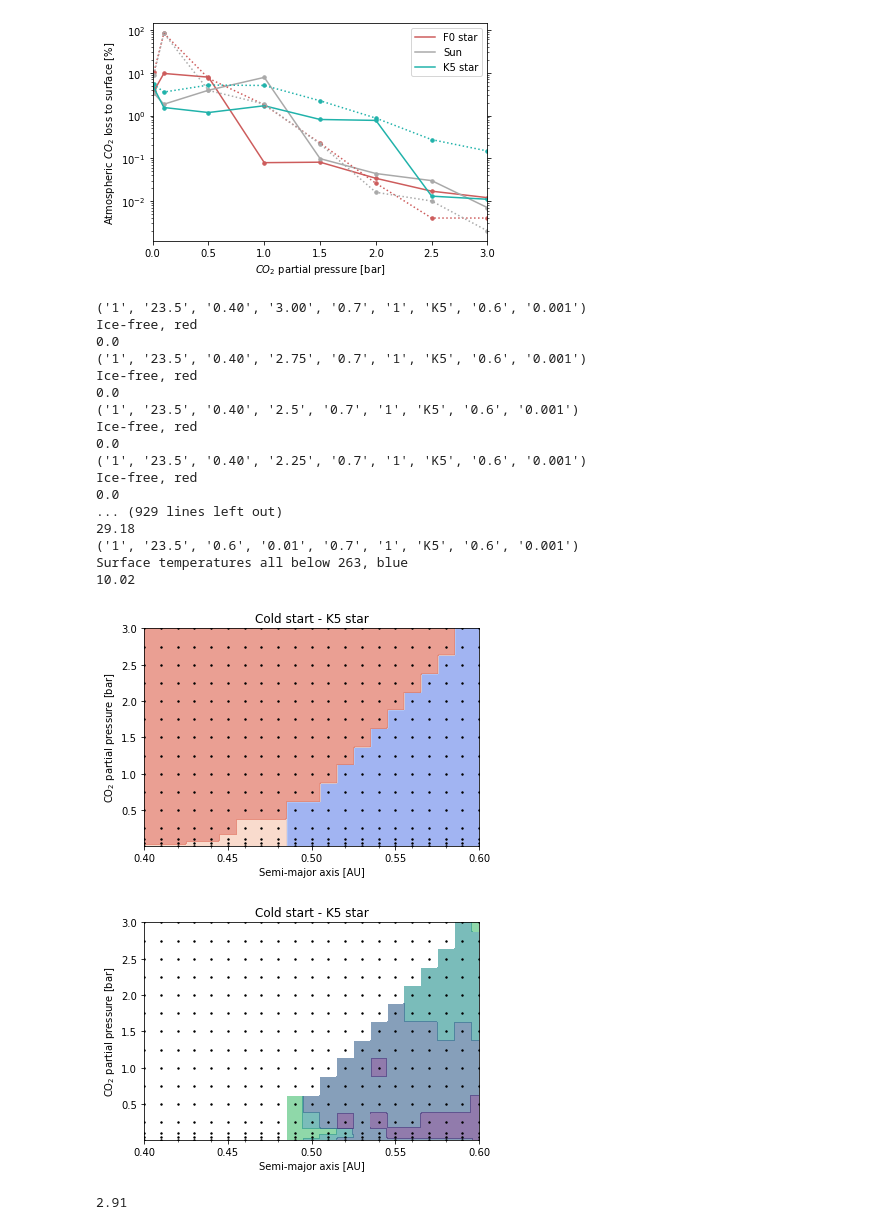
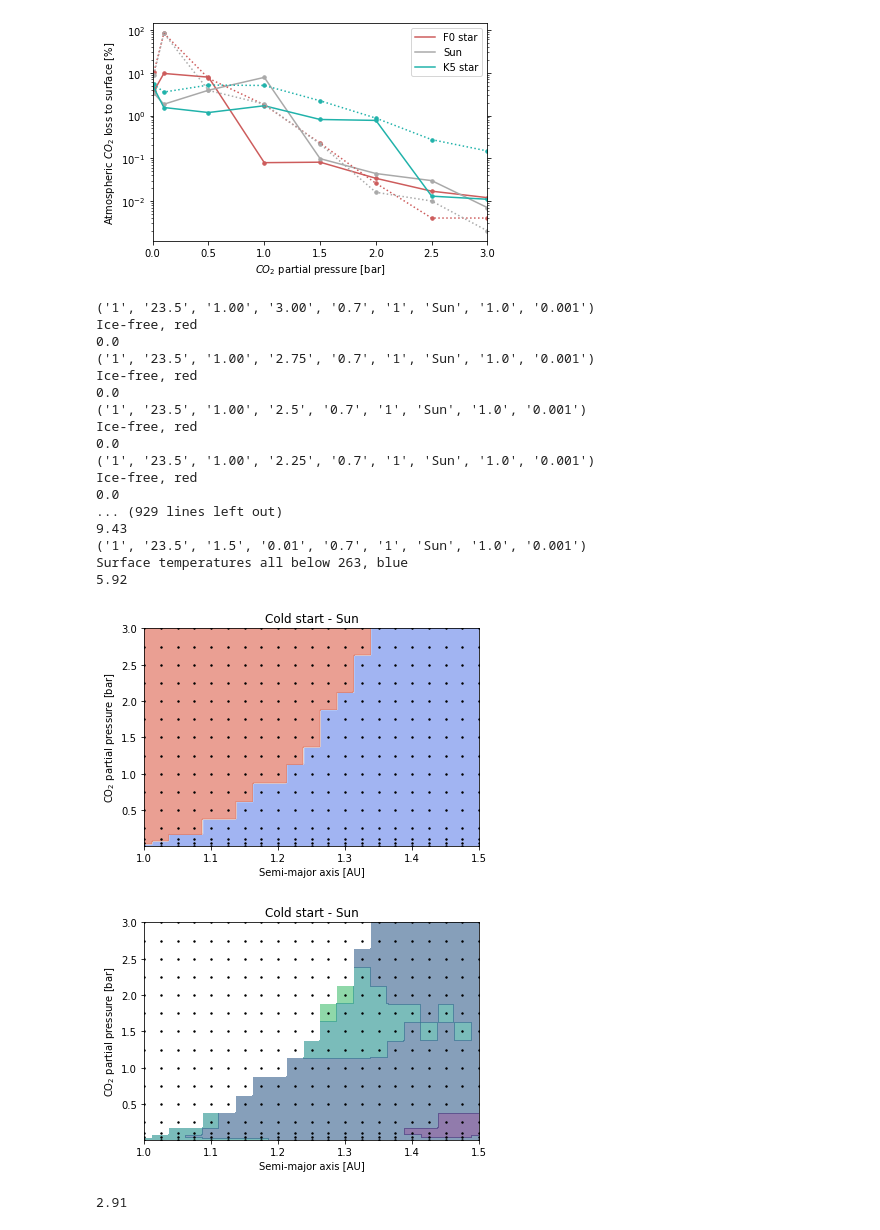
Before and after one commit to irenebonati/CO2-condensation, a Jupyter notebook: Code/Plots.ipynb, the cells around one changed output. Drawn from its saved outputs; the diff is of its cells as text; code cells hidden in the pictures.

```diff
--- a/Code/Plots.ipynb
+++ b/Code/Plots.ipynb
@@ -394,7 +385,7 @@ plt.show()
 # %%
 # We only have to change these 3 parameters
 start = ["Cold"] # "Cold" or "Warm"
-STAR = ["K5"]   # "Sun" or "K5" or "F0"
+STAR = ["Sun"]   # "Sun" or "K5" or "F0"
 obl = ["23.5"]
 val = ["0.001"] # Sun --> 0.05 K5 --> 0.04 or 0.05 F0 --> 0.035,0.065 (cold start), 0.05 (warm start)
 
@@ -550,23 +541,23 @@ for i in itertools.product(icoldflag,obl,a0,pco2i,ocean,igeog,STAR,smass,val):
     else:
         n+=1
 # %% [output]
-('1', '23.5', '0.40', '3.00', '0.7', '1', 'K5', '0.6', '0.001')
+('1', '23.5', '1.00', '3.00', '0.7', '1', 'Sun', '1.0', '0.001')
 Ice-free, red
 0.0
-('1', '23.5', '0.40', '2.75', '0.7', '1', 'K5', '0.6', '0.001')
+('1', '23.5', '1.00', '2.75', '0.7', '1', 'Sun', '1.0', '0.001')
 Ice-free, red
 0.0
-('1', '23.5', '0.40', '2.5', '0.7', '1', 'K5', '0.6', '0.001')
+('1', '23.5', '1.00', '2.5', '0.7', '1', 'Sun', '1.0', '0.001')
 Ice-free, red
 0.0
-('1', '23.5', '0.40', '2.25', '0.7', '1', 'K5', '0.6', '0.001')
+('1', '23.5', '1.00', '2.25', '0.7', '1', 'Sun', '1.0', '0.001')
 Ice-free, red
 0.0
 ... (929 lines left out)
-29.18
-('1', '23.5', '0.6', '0.01', '0.7', '1', 'K5', '0.6', '0.001')
+9.43
+('1', '23.5', '1.5', '0.01', '0.7', '1', 'Sun', '1.0', '0.001')
 Surface temperatures all below 263, blue
-10.02
+5.92
 # %%
 from matplotlib.colors import ListedColormap, BoundaryNorm
 sa_plot = np.reshape(sem_ax_plot, (len(sem_ax_plot[0])*len(sem_ax_plot),1))
@@ -577,7 +568,7 @@ points = np.column_stack((sa_plot,pc_plot))
 
 xi,yi = np.mgrid[a_min:a_max:200j, pco2_min:pco2_max:200j]
 
-STAR = ["K5"]
+STAR = ["Sun"]
 
 if STAR==["K5"]:
     STAR = ["K5 star"]
@@ -647,35 +638,35 @@ if STAR==["F0 star"]:
     ax.xaxis.set_minor_locator(MultipleLocator(0.1))
 plt.savefig('Figures/{}_{}_%.1f.pdf'.format(start[0],STAR[0]) %(np.float(obl[0])), bbox_inches='tight',format='pdf')
 plt.show()
 
 plt.figure(2)
 ax=plt.gca()
 sc =plt.contourf(xi,yi,zice,levels=lev_CO2,cmap="viridis_r", alpha=0.6,norm=colors.LogNorm(vmin=0.001, vmax=100))
 plt.scatter(sem_ax_plot,pco2_plot,color='black', s=size)
 #cb = plt.colorbar(sc,orientation='horizontal')
 #cb.set_label('Atmospheric $CO_{2}$ loss to surface [%]')
 plt.xlabel('Semi-major axis [AU]')
 plt.ylabel('CO$_{2}$ partial pressure [bar]')
 plt.xlim([a_min,a_max])
 plt.ylim([0.01,3])
 if obl == ["0"]:
     plt.title('{} start - {} %.0f obliquity'.format(start[0],STAR[0]) %(np.float(obl[0])))
 else:
     plt.title('{} start - {} %.1f obliquity'.format(start[0],STAR[0]) %(np.float(obl[0])))
     plt.title('{} start - {}'.format(start[0],STAR[0]))
 if STAR==["K5 star"]:
     ax.yaxis.set_major_formatter(FormatStrFormatter('%.1f'))
     ax.xaxis.set_major_locator(MultipleLocator(0.05))
     ax.xaxis.set_minor_locator(MultipleLocator(0.02))
 if STAR==["F0 star"]:
     ax.yaxis.set_major_formatter(FormatStrFormatter('%.1f'))
     ax.xaxis.set_major_locator(MultipleLocator(0.2))
     ax.xaxis.set_minor_locator(MultipleLocator(0.1))
 plt.savefig('Figures/ice{}_{}_%.1f.pdf'.format(start[0],STAR[0]) %(np.float(obl[0])), bbox_inches='tight',format='pdf')
 plt.show()
 # %% [output]
-[figure, old version]
+[figure, new version]
-[figure, old version]
+[figure, new version]
 # %%
 np.max(zice)
 # %% [output]
```
Also changed, not shown: parts of 3 cells of this notebook, 34 other files.
